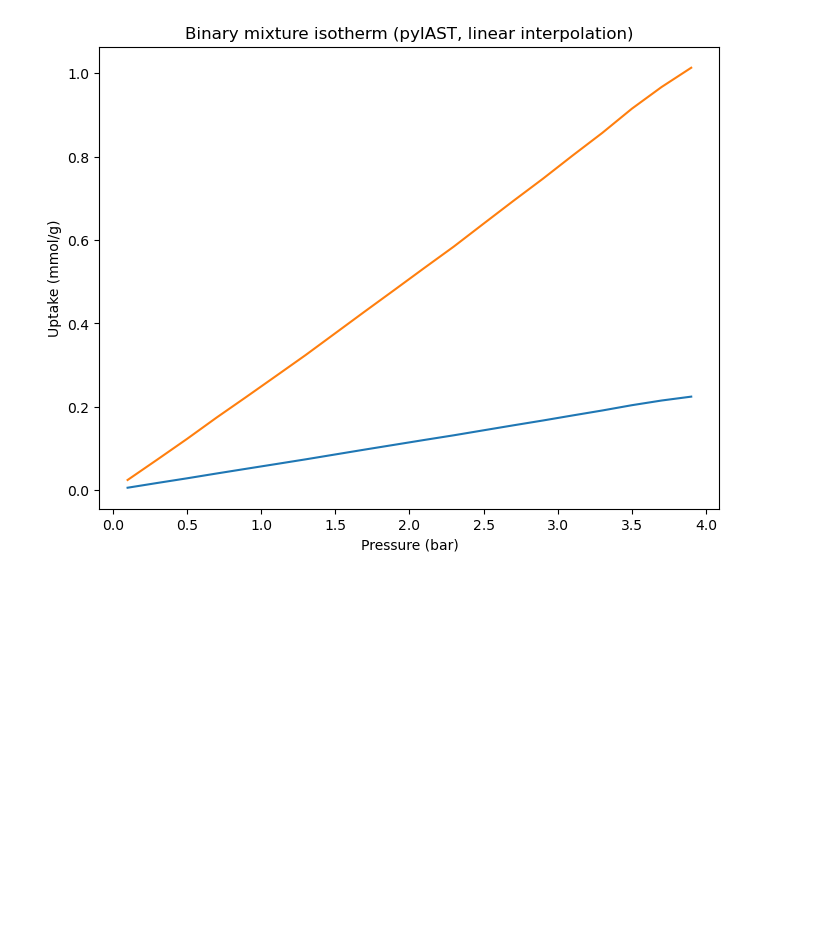
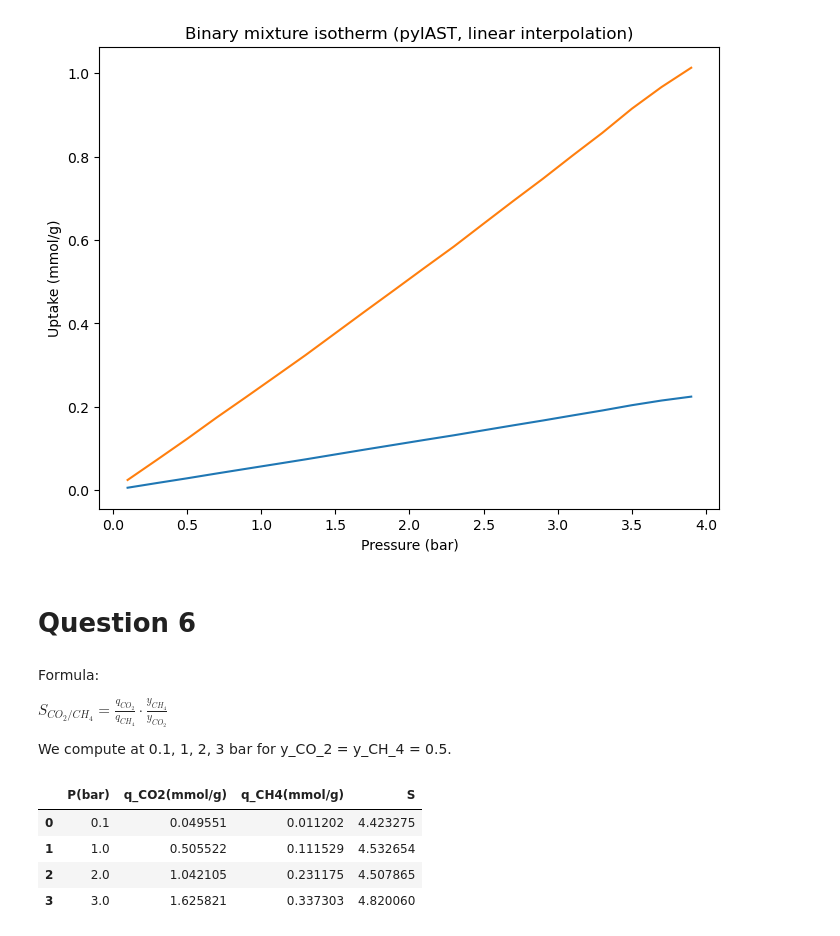
Before and after one commit to AloIsCoding/modeling-lab-project, a Jupyter notebook: Block 2/GroupA_Block2_Assignment2.ipynb, the cells around one changed output. Cells and saved outputs as stored; diff of their text form; code cells hidden in the pictures; blank space fills up the shorter version.

```diff
--- a/Block 2/GroupA_Block2_Assignment2.ipynb
+++ b/Block 2/GroupA_Block2_Assignment2.ipynb
@@ -110,3 +111,5 @@ WARNING:
                       pyIAST had to extrapolate the isotherm data to achieve
                       this IAST result.
 [figure]
+# %% [markdown]
+# Question 6
@@ -112,0 +136,35 @@ WARNING:
+# %% [markdown]
+Formula:
+
+$
+S_{CO_2/CH_4} = \frac{q_{CO_2}}{q_{CH_4}} \cdot \frac{y_{CH_4}}{y_{CO_2}}
+$
+
+We compute at 0.1, 1, 2, 3 bar for y_CO_2 = y_CH_4 = 0.5.
+# %%
+def uptake(pressures, loadings, P, K):
+    """Return uptake (mmol/g) at pressure P (bar)."""
+    if P < pressures.min():
+        return K * P * 1e5  # Henry extrapolation (Pa)
+    return np.interp(P, pressures, loadings)
+
+def selectivity(P, y_CO2=0.5, y_CH4=0.5):
+    q_CO2 = uptake(pressures_co2, loadings_co2, P, K_CO2)
+    q_CH4 = uptake(pressures_ch4, loadings_ch4, P, K_CH4)
+    S = (q_CO2/q_CH4)*(y_CH4/y_CO2)
+    return q_CO2, q_CH4, S
+
+pressures = [0.1, 1.0, 2.0, 3.0]
+results_q6 = []
+for P in pressures:
+    q_co2, q_ch4, S = selectivity(P)
+    results_q6.append({"P(bar)":P,"q_CO2(mmol/g)":q_co2,"q_CH4(mmol/g)":q_ch4,"S":S})
+
+df_q6 = pd.DataFrame(results_q6)
+df_q6
+# %% [output]
+|  | P(bar) | q_CO2(mmol/g) | q_CH4(mmol/g) | S |
+| 0 | 0.1 | 0.049551 | 0.011202 | 4.423275 |
+| 1 | 1.0 | 0.505522 | 0.111529 | 4.532654 |
+| 2 | 2.0 | 1.042105 | 0.231175 | 4.507865 |
+| 3 | 3.0 | 1.625821 | 0.337303 | 4.820060 |
```
Also changed, not shown: parts of 9 cells of this notebook.
